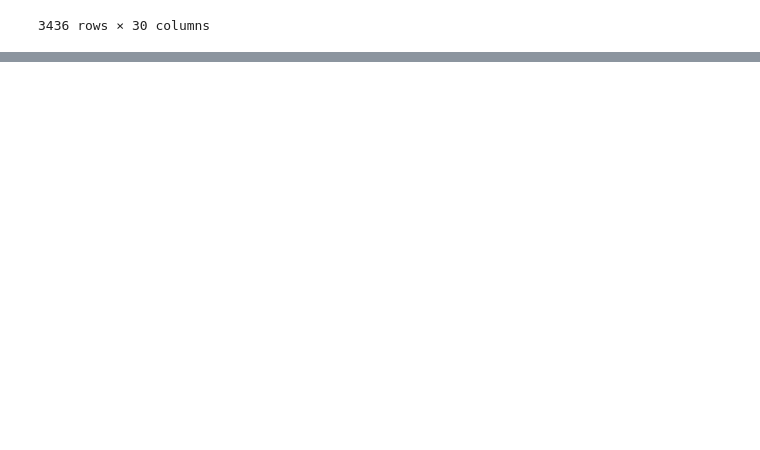
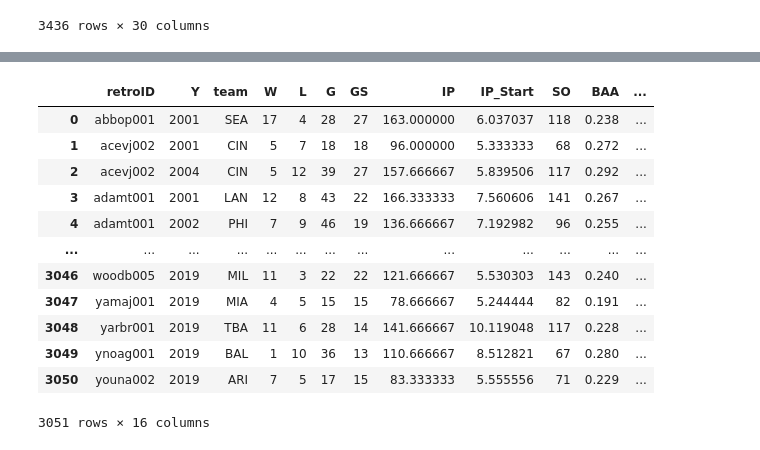
Before and after one commit to andrew-cui/mlb-game-prediction, a Jupyter notebook: data-preprocessing-eda/pitcher-hitter-integration.ipynb, the cells around one changed output, grey strips where cells are left out. Drawn from its saved outputs; the diff is of its cells as text; code cells hidden in the pictures; blank space fills up the shorter version.

Commit message:
update starting pitchers and hitting integration for use

```diff
--- a/data-preprocessing-eda/pitcher-hitter-integration.ipynb
+++ b/data-preprocessing-eda/pitcher-hitter-integration.ipynb
@@ -88,0 +82,7 @@ Index(['playerID', 'yearID', 'stint', 'teamID', 'lgID', 'W', 'L', 'G', 'GS',
+# %%
+print(starters_df.columns)
+starters_df['WHIP'] = (starters_df['H'] + starters_df['BB'] + starters_df['HBP'] )/starters_df['IPouts']*3
+starters_df['IP_Start'] = (starters_df['IPouts'])/starters_df['GS']/3
+starters_df['HR9'] = (starters_df['HR'])/starters_df['IPouts']*27
+starters_df['K9'] = (starters_df['SO'])/starters_df['IPouts']*27
+starters_df['K/BB'] = (starters_df['SO'])/starters_df['BB']
@@ -89,9 +122,10 @@ Index(['playerID', 'yearID', 'stint', 'teamID', 'lgID', 'W', 'L', 'G', 'GS',
 # %%
-pitcher_df = starters_df.merge(players_df)[['retroID', 'yearID', 'teamID',
-                               'W', 'L', 'G', 'GS', 'IPouts',
-                               'SO', 'BAOpp', 'ERA']].rename({
+PITCHERS = starters_df.merge(players_df)[['retroID', 'yearID', 'teamID',
+                               'W', 'L', 'G', 'GS', 'IPouts', 'IP_Start',
+                               'SO', 'BAOpp', 'ERA', 'WHIP', 'K9', 'HR9', 'K/BB']].rename({
     'yearID': 'Y',
     'teamID': 'team',
     'IPouts': 'IP',
     'BAOpp': 'BAA'
 }, axis = 1)
+PITCHERS['IP'] = PITCHERS['IP']/3
@@ -377,0 +562,16 @@ game_df_new = game_df.drop(columns = drop_labels, axis = 1)
+# %%
+PITCHERS
+# %% [output]
+|  | retroID | Y | team | W | L | G | GS | IP | IP_Start | SO | BAA | ... |
+| 0 | abbop001 | 2001 | SEA | 17 | 4 | 28 | 27 | 163.000000 | 6.037037 | 118 | 0.238 | ... |
+| 1 | acevj002 | 2001 | CIN | 5 | 7 | 18 | 18 | 96.000000 | 5.333333 | 68 | 0.272 | ... |
+| 2 | acevj002 | 2004 | CIN | 5 | 12 | 39 | 27 | 157.666667 | 5.839506 | 117 | 0.292 | ... |
+| 3 | adamt001 | 2001 | LAN | 12 | 8 | 43 | 22 | 166.333333 | 7.560606 | 141 | 0.267 | ... |
+| 4 | adamt001 | 2002 | PHI | 7 | 9 | 46 | 19 | 136.666667 | 7.192982 | 96 | 0.255 | ... |
+| ... | ... | ... | ... | ... | ... | ... | ... | ... | ... | ... | ... | ... |
+| 3046 | woodb005 | 2019 | MIL | 11 | 3 | 22 | 22 | 121.666667 | 5.530303 | 143 | 0.240 | ... |
+| 3047 | yamaj001 | 2019 | MIA | 4 | 5 | 15 | 15 | 78.666667 | 5.244444 | 82 | 0.191 | ... |
+| 3048 | yarbr001 | 2019 | TBA | 11 | 6 | 28 | 14 | 141.666667 | 10.119048 | 117 | 0.228 | ... |
+| 3049 | ynoag001 | 2019 | BAL | 1 | 10 | 36 | 13 | 110.666667 | 8.512821 | 67 | 0.280 | ... |
+| 3050 | youna002 | 2019 | ARI | 7 | 5 | 17 | 15 | 83.333333 | 5.555556 | 71 | 0.229 | ... |
+3051 rows × 16 columns
```
Also changed, not shown: parts of 24 cells of this notebook, 2 other files.
